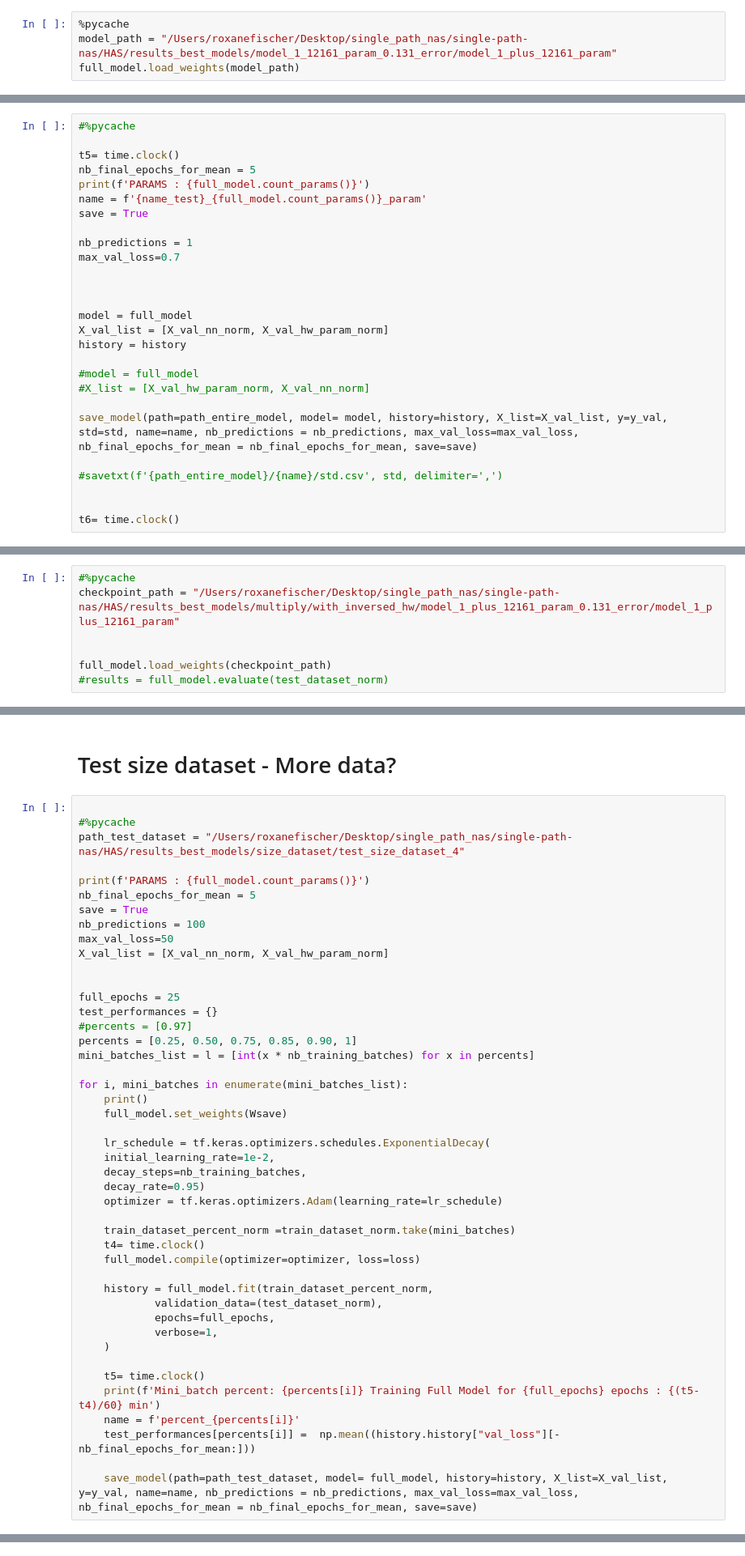
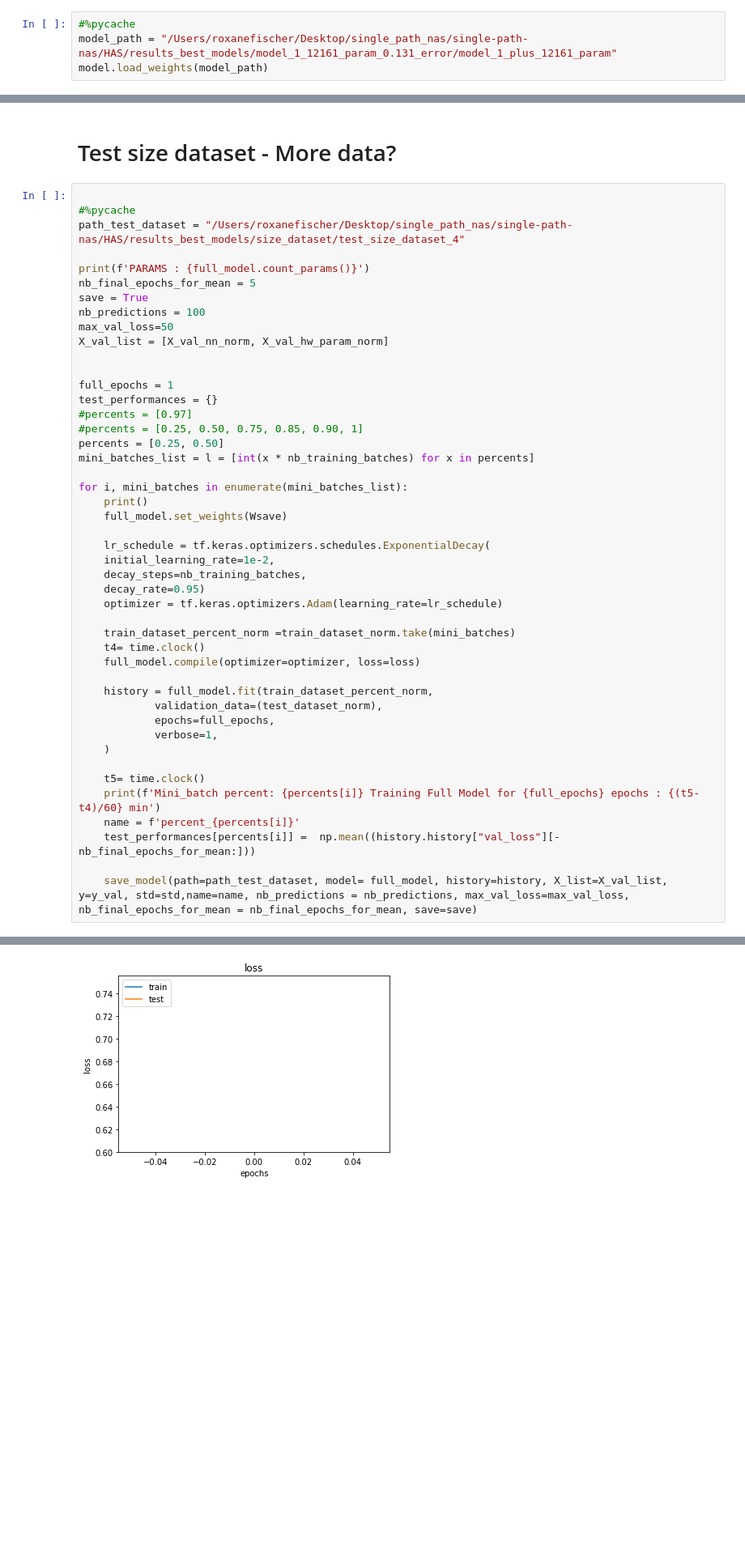
Before and after one commit to RoxaneFis/single-path-nas, a Jupyter notebook: HAS/treatment_multiple_inputs.ipynb, the cells around one changed output, grey strips where cells are left out. Shown: that part at 81% size. Drawn from its saved outputs; the diff is of its cells as text; blank space fills up the shorter version.

```diff
--- a/HAS/treatment_multiple_inputs.ipynb
+++ b/HAS/treatment_multiple_inputs.ipynb
@@ -515,5 +537,5 @@ Training Full Model for 20 epochs : 17.46221411666667 min
 # %%
-%pycache
+#%pycache
 model_path = "/Users/roxanefischer/Desktop/single_path_nas/single-path-nas/HAS/results_best_models/model_1_12161_param_0.131_error/model_1_plus_12161_param"
-full_model.load_weights(model_path)
+model.load_weights(model_path)
 # %% [output]
@@ -581,30 +719,3 @@ full_model([nn_array_2, hw_array])
 ## 143,345 params
 ### 20 epochs : 276 min
 </br>
-# %%
-#%pycache
-
-t5= time.clock()
-nb_final_epochs_for_mean = 5
-print(f'PARAMS : {full_model.count_params()}')
-name = f'{name_test}_{full_model.count_params()}_param'
-save = True
-
-nb_predictions = 1
-max_val_loss=0.7
-
-
-
-model = full_model
-X_val_list = [X_val_nn_norm, X_val_hw_param_norm]
-history = history
-
-#model = full_model
-#X_list = [X_val_hw_param_norm, X_val_nn_norm]
-
-save_model(path=path_entire_model, model= model, history=history, X_list=X_val_list, y=y_val, std=std, name=name, nb_predictions = nb_predictions, max_val_loss=max_val_loss, nb_final_epochs_for_mean = nb_final_epochs_for_mean, save=save)
-
-#savetxt(f'{path_entire_model}/{name}/std.csv', std, delimiter=',')
-
-
-t6= time.clock()
@@ -619,7 +721,0 @@ Total time : 0.11341751666667127 min
-# %%
-#%pycache
-checkpoint_path = "/Users/roxanefischer/Desktop/single_path_nas/single-path-nas/HAS/results_best_models/multiply/with_inversed_hw/model_1_plus_12161_param_0.131_error/model_1_plus_12161_param"
-
-
-full_model.load_weights(checkpoint_path)
-#results = full_model.evaluate(test_dataset_norm)
@@ -640,10 +734,11 @@ max_val_loss=50
 X_val_list = [X_val_nn_norm, X_val_hw_param_norm]
 
 
-full_epochs = 25
+full_epochs = 1
 test_performances = {}
 #percents = [0.97]
-percents = [0.25, 0.50, 0.75, 0.85, 0.90, 1]
+#percents = [0.25, 0.50, 0.75, 0.85, 0.90, 1]
+percents = [0.25, 0.50]
 mini_batches_list = l = [int(x * nb_training_batches) for x in percents]
 
 for i, mini_batches in enumerate(mini_batches_list):
@@ -671,5 +766,5 @@ for i, mini_batches in enumerate(mini_batches_list):
     name = f'percent_{percents[i]}'
     test_performances[percents[i]] =  np.mean((history.history["val_loss"][-nb_final_epochs_for_mean:]))
 
-    save_model(path=path_test_dataset, model= full_model, history=history, X_list=X_val_list, y=y_val, name=name, nb_predictions = nb_predictions, max_val_loss=max_val_loss, nb_final_epochs_for_mean = nb_final_epochs_for_mean, save=save)
+    save_model(path=path_test_dataset, model= full_model, history=history, X_list=X_val_list, y=y_val, std=std,name=name, nb_predictions = nb_predictions, max_val_loss=max_val_loss, nb_final_epochs_for_mean = nb_final_epochs_for_mean, save=save)
 # %% [output]
@@ -677,0 +788 @@ NameError: name 'X_val_nn_norm' is not defined
+[figure, added]
```
Also changed, not shown: parts of 47 cells of this notebook, 3 other files.
